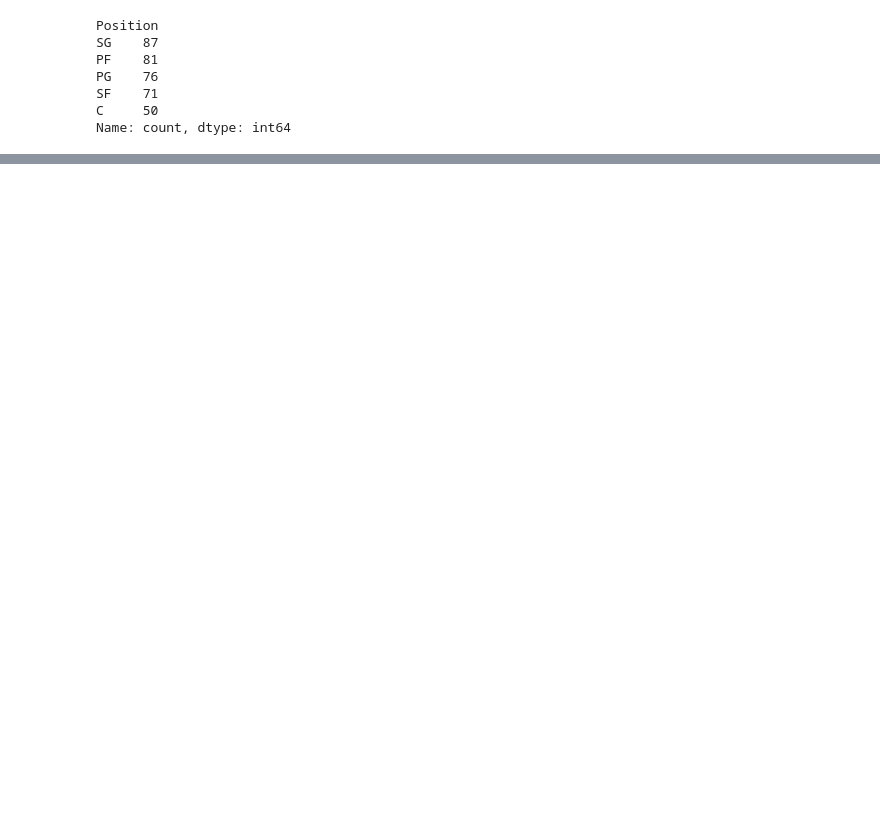
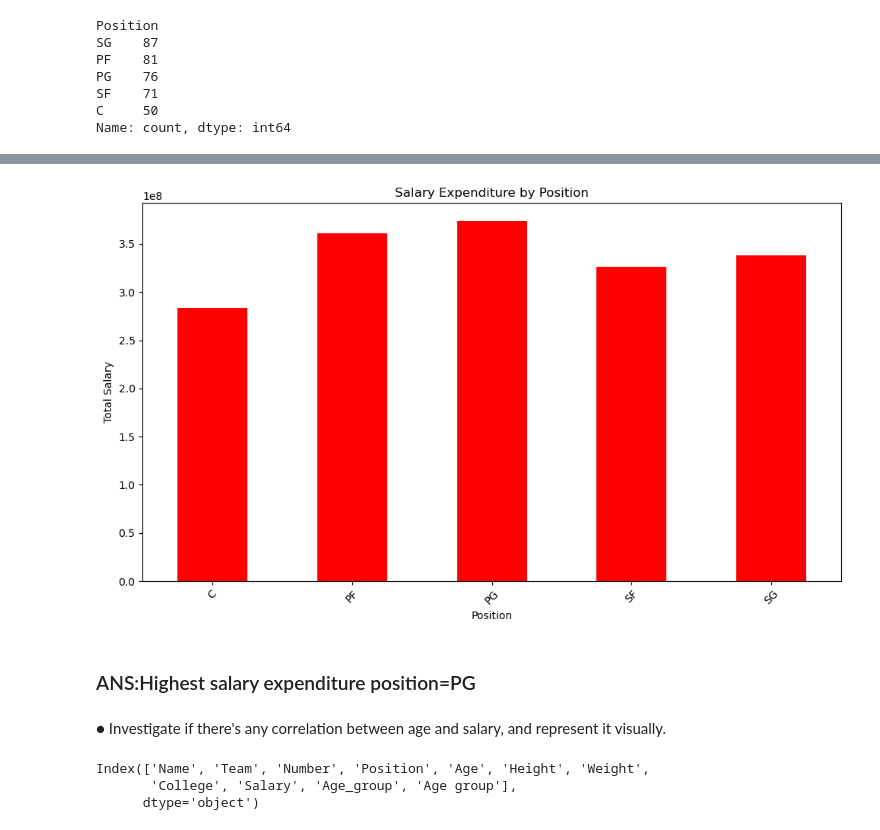
Before and after one commit to Mohamedrashid117/Entri_Assignments, a Jupyter notebook: Module2 Python Assessment 2.ipynb, the cells around one changed output, grey strips where cells are left out. Cells and saved outputs as stored; diff of their text form; code cells hidden in the pictures; blank space fills up the shorter version.

```diff
--- a/Module2 Python Assessment 2.ipynb
+++ b/Module2 Python Assessment 2.ipynb
@@ -166,0 +258,6 @@ Name: count, dtype: int64
+# %%
+posu=df.groupby("Position")["Salary"].sum()
+print("Salary Expenditure by Position:")
+print(posu)
+print("Position with Highest Salary Expenditure:")
+print(posu.idxmax())
@@ -166,0 +275,25 @@ Name: count, dtype: int64
+# %%
+plt.figure(figsize=(10,6))
+
+posu.plot(kind="bar", color="red")
+
+plt.title("Salary Expenditure by Position")
+plt.xlabel("Position")
+plt.ylabel("Total Salary")
+
+plt.xticks(rotation=45)
+plt.tight_layout()
+plt.show()
+# %% [output]
+[figure, added]
+# %% [markdown]
+### ANS:Highest salary expenditure position=PG
+# %% [markdown]
+● Investigate if there's any correlation between age and salary, and
+represent it visually.
+# %%
+df.columns
+# %% [output]
+Index(['Name', 'Team', 'Number', 'Position', 'Age', 'Height', 'Weight',
+       'College', 'Salary', 'Age_group', 'Age group'],
+      dtype='object')
```
Also changed, not shown: parts of 24 cells of this notebook.
